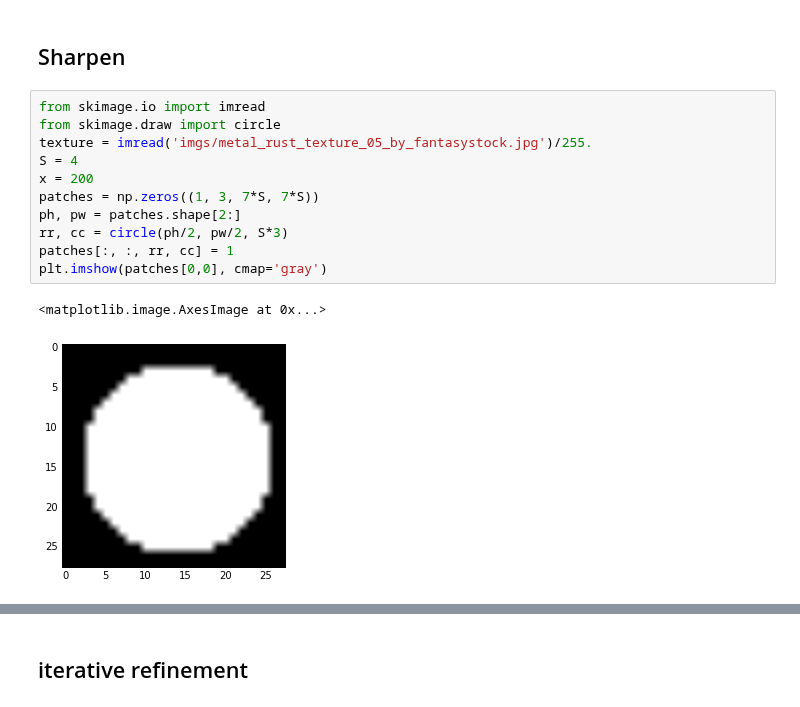
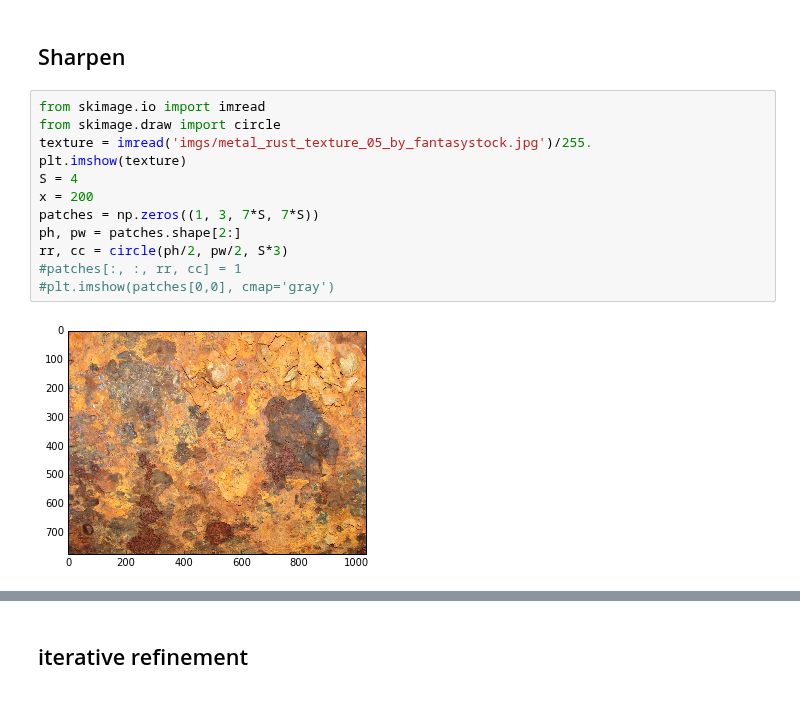
Before and after one commit to mehdidc/feature_generation, a Jupyter notebook: ipynb/brushstroke.ipynb, the cells around one changed output, grey strips where cells are left out. Cells and saved outputs as stored; diff of their text form.

```diff
--- a/ipynb/brushstroke.ipynb
+++ b/ipynb/brushstroke.ipynb
@@ -364,15 +364,15 @@ Image('imgs/im_mix.png', width=800, height=800)
 # %%
 from skimage.io import imread
 from skimage.draw import circle
 texture = imread('imgs/metal_rust_texture_05_by_fantasystock.jpg')/255.
+plt.imshow(texture)
 S = 4
 x = 200
 patches = np.zeros((1, 3, 7*S, 7*S))
 ph, pw = patches.shape[2:]
 rr, cc = circle(ph/2, pw/2, S*3)
-patches[:, :, rr, cc] = 1
-plt.imshow(patches[0,0], cmap='gray')
+#patches[:, :, rr, cc] = 1
+#plt.imshow(patches[0,0], cmap='gray')
 # %% [output]
-<matplotlib.image.AxesImage at 0x...>
-[figure, old version]
+[figure, new version]
 # %%
```
Also changed, not shown: parts of 13 cells of this notebook.
